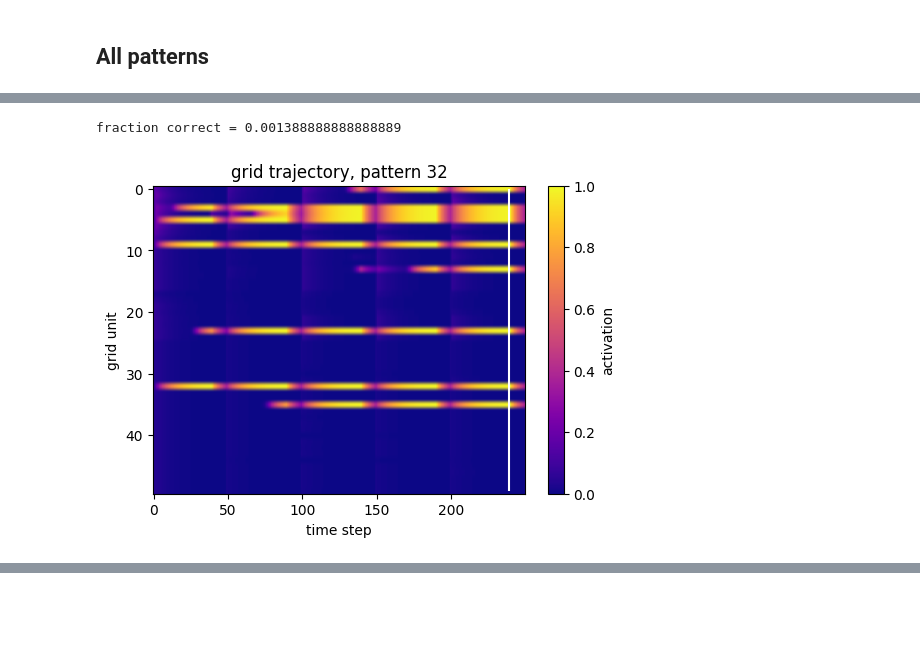
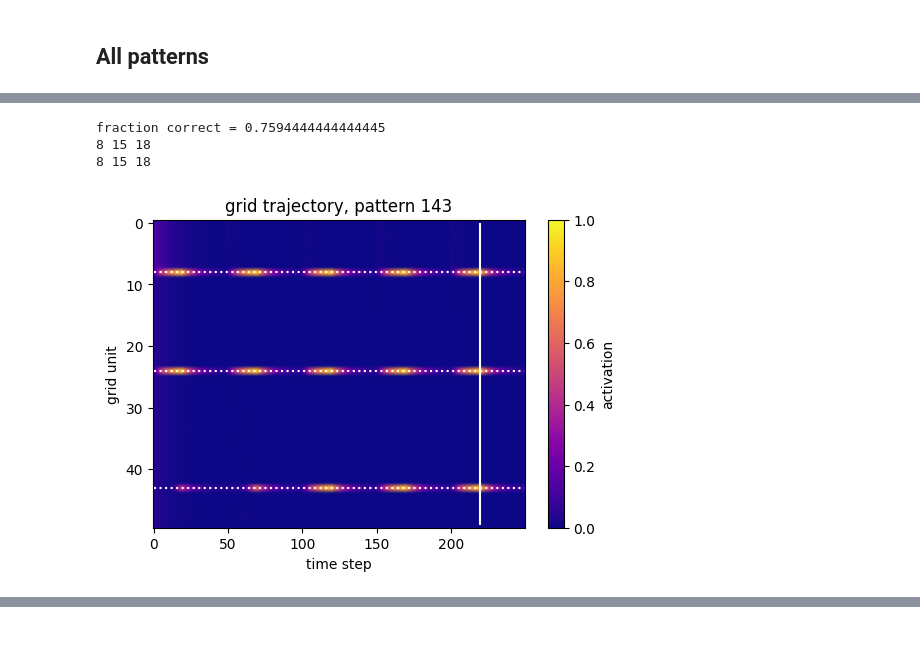
Before and after one commit to srujanakaluve/Master-s-Thesis-Projects, a Jupyter notebook: vectorHASH-cont-jax/jax_wave.ipynb, the cells around one changed output, grey strips where cells are left out. Cells and saved outputs as stored; diff of their text form; code cells hidden in the pictures.

Commit message:
waves in both layers - 5d parameter search

```diff
--- a/vectorHASH-cont-jax/jax_wave.ipynb
+++ b/vectorHASH-cont-jax/jax_wave.ipynb
@@ -133,13 +286,14 @@ plt.show()
 ## All patterns
 # %%
 lambdas = np.array([3,4,5])
-freq, duty, phase = 0.2, 0.8, 0.0
-scaffold = Scaffold(400, lambdas, 'sigmoid', gg_exc=1, gg_inh=-5, gamma=0.6)
+freq, duty, phase = (0.2, 1), (0.4, 1.0), (0.0, 0.0)
+scaffold = Scaffold_theta(400, lambdas, 'sigmoid', gg_exc=1, gg_inh=-5, gamma=0.6)
+#scaffold = Scaffold(400, lambdas, 'sigmoid', gg_exc=1, gg_inh=-5, gamma=0.6)
 h0 = scaffold.hc
-g0 = jnp.zeros_like(scaffold.grid)
-patt = 5
+g_true = scaffold.grid
+g0 = jnp.zeros_like(g_true)
 
-g_traj, _ = Scaffold.simulate_run_traj(g0, h0,
+g_traj, h_traj = Scaffold_theta.simulate_run_traj(g0, h0,
                                       scaffold.weights, scaffold.lambdas, scaffold.b, scaffold.tau_g, scaffold.tau_h,
                                       sigmoid, dt=scaffold.dt, freq=freq, duty=duty, phase=phase, n_steps=250,
                                       )
@@ -149,0 +300,12 @@ print(g_traj[-1].shape)
+# %%
+import numpy as np
+import matplotlib.pyplot as plt
+freq, duty, phase = (0.2, 1), (0.4, 1.0), (0.0, 0.0)
+def square_wave(t, freq, duty, phase_in_cycles):
+        cycle_position = np.mod(freq * t - phase_in_cycles, 1.0)
+        return np.where(cycle_position < duty, 1.0, -1.0)
+
+t = np.arange(0, 10, 0.1)
+plt.plot(t, square_wave(t, freq[0], duty[0], phase[0]), label='theta_h') #grid
+plt.plot(t, square_wave(t, freq[1], duty[1], phase[1]), label='theta_g')  #hc
+plt.legend()
@@ -150,19 +315,33 @@ print(g_traj[-1].shape)
 # %%
-sample_step = compute_sample_step(freq, duty, phase, scaffold.dt, 250)
+sample_step = compute_sample_step(freq[0], duty[0], phase[0], scaffold.dt, 250)
+#sample_step = compute_sample_step(0.2, 0.4, 0.0, scaffold.dt, 250)
 
-g_err = np.max(np.abs(g_traj[sample_step, :, :] - scaffold.grid), axis=0)
-frac_grid_sig = np.mean(g_err < 0.2, axis=-1)
+
+g_err = np.max(np.abs(g_traj[sample_step, :, :] - g_true), axis=0)
+frac_grid_sig = np.mean(g_err < 0.25, axis=-1)
 print('fraction correct =', frac_grid_sig)
 
-patt = 32
+patt = 143
+print(np.argmax(g_traj[sample_step, :,patt][:9]), np.argmax(g_traj[sample_step, :,patt][9:25]), np.argmax(g_traj[sample_step, :,patt][25:]))
+
+# Get the indices for the horizontal lines
+idx1 = np.argmax(g_true[:, patt][:9])
+idx2 = np.argmax(g_true[:, patt][9:25]) + 9
+idx3 = np.argmax(g_true[:, patt][25:]) + 25
+
+print(idx1, idx2 - 9, idx3 - 25)
+
 fig, ax = plt.subplots(figsize=(6, 4))
 im = ax.imshow(np.asarray(g_traj[:, :, patt]).T, aspect='auto', origin='upper', cmap='plasma', vmin=0, vmax=1)
 plt.vlines(sample_step, 0, 49, colors='white')
+plt.hlines([idx1, idx2, idx3], 0, 249, colors='white', linestyles='dotted') # Add dotted horizontal lines
 ax.set_xlabel('time step')
 ax.set_ylabel('grid unit')
 ax.set_title(f'grid trajectory, pattern {patt}')
 fig.colorbar(im, label='activation')
 plt.show()
 # %% [output]
-fraction correct = 0.001388888888888889
+fraction correct = 0.7594444444444445
+8 15 18
+8 15 18
-[figure, old version]
+[figure, new version]
```
Also changed, not shown: parts of 24 cells of this notebook, 3 other files.
